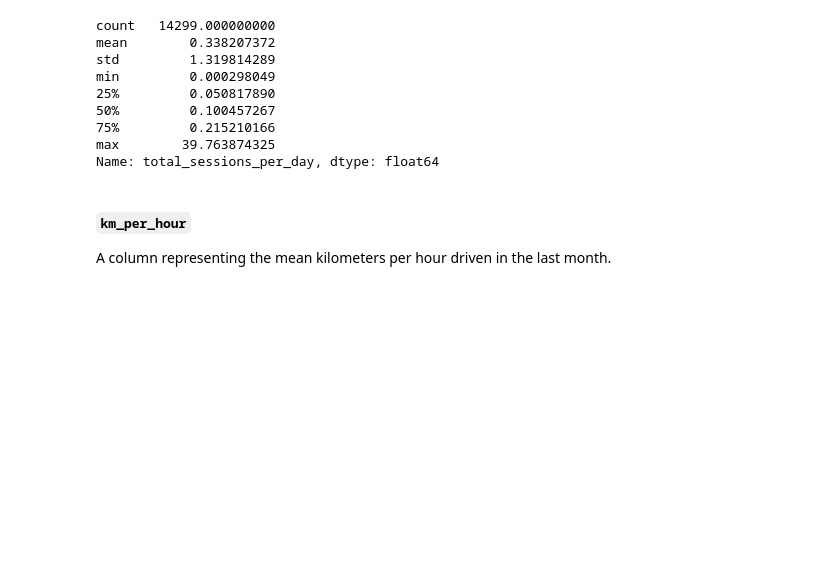
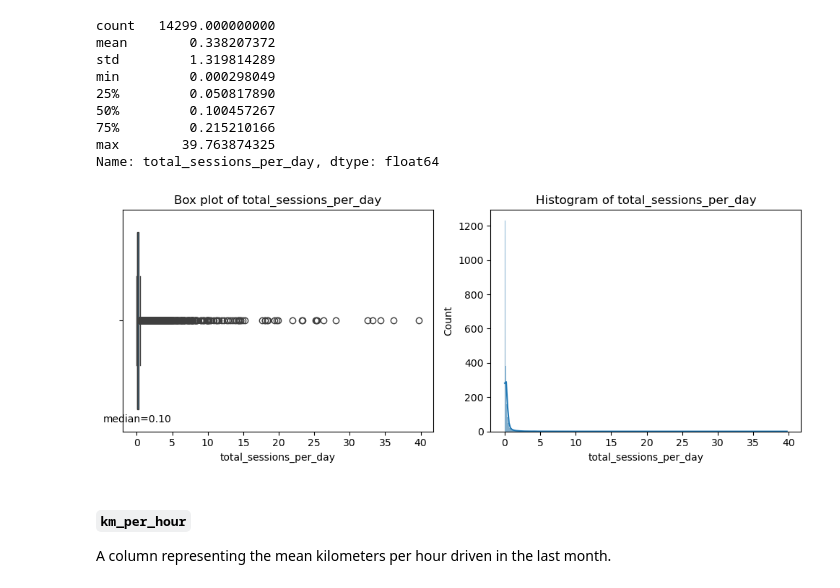
Before and after one commit to fvalerii/Waze, a Jupyter notebook: waze-churn-project.ipynb, the cells around one changed output. Saved outputs shown, nothing was run; the diff lists cells and outputs as text; code cells hidden in the pictures; blank space fills up the shorter version.

```diff
--- a/waze-churn-project.ipynb
+++ b/waze-churn-project.ipynb
@@ -1310,7 +1314,7 @@ importance_df
 df_tm = df1.copy()
 # %%
 # remove the ID column since not needed for the analysis
-df_tm = df_reg.drop('ID', axis=1)
+df_tm = df_tm.drop('ID', axis=1)
 # %% [markdown]
 ### **Drop missing values**
 # %%
@@ -1371,6 +1377,24 @@ min         0.000298049
 75%         0.215210166
 max        39.763874325
 Name: total_sessions_per_day, dtype: float64
+# %%
+# Box plot
+fig, axs = plt.subplots(1,2, figsize=(10,4))
+median = round(np.median(df_tm['total_sessions_per_day']),2)
+sns.boxplot(data = df_tm,
+           x = 'total_sessions_per_day', ax = axs[0])
+axs[0].set_title('Box plot of total_sessions_per_day')
+axs[0].text(median, 0.46 , f'median={median:.2f}', ha='center')
+
+# Histogram
+axs[1] = sns.histplot(data = df_tm,
+             x = 'total_sessions_per_day', kde=True, ax = axs[1])
+axs[1].set_title('Histogram of total_sessions_per_day')
+
+plt.tight_layout()
+plt.show()
+# %% [output]
+[figure, added]
 # %% [markdown]
 #### **`km_per_hour`**
 
```
Also changed, not shown: parts of 37 cells of this notebook.
